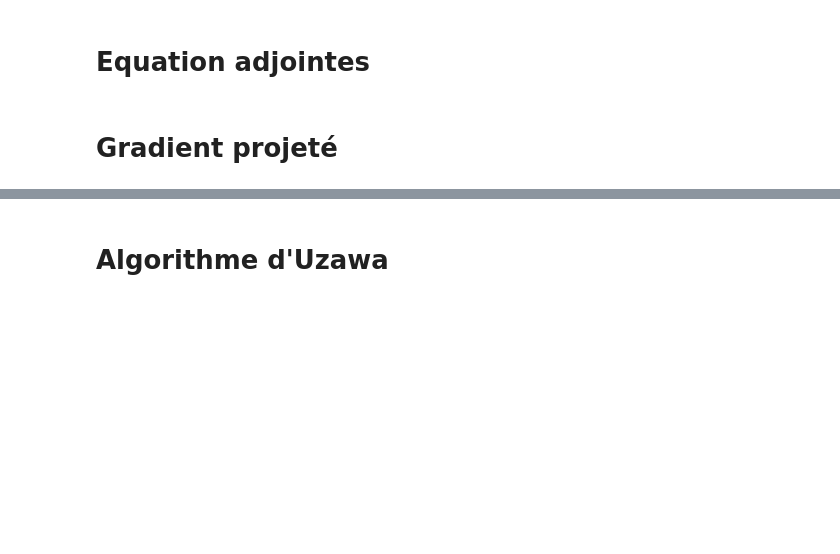
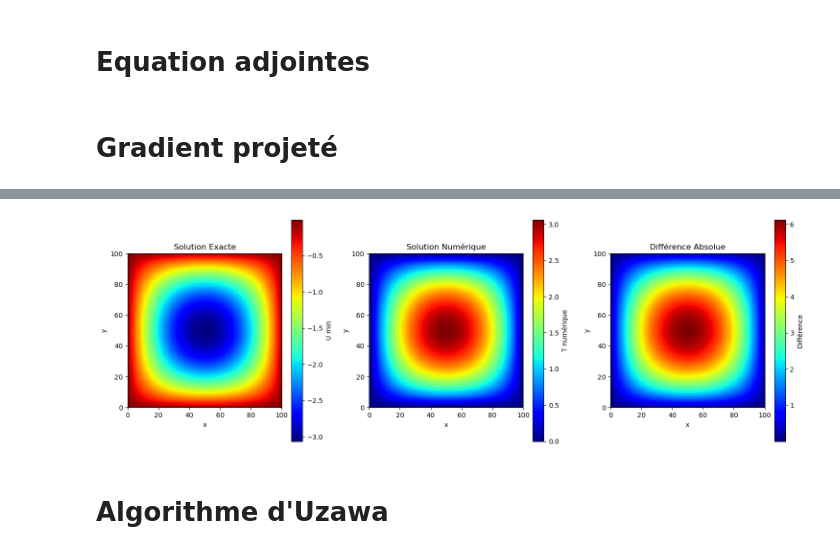
Before and after one commit to PaulCanel/Probleme_inverse, a Jupyter notebook: heat.ipynb, the cells around one changed output, grey strips where cells are left out. Drawn from its saved outputs; the diff is of its cells as text; code cells hidden in the pictures; blank space fills up the shorter version.

Commit message:
gradient projeté

```diff
--- a/heat.ipynb
+++ b/heat.ipynb
@@ -158,7 +158,7 @@ def heat(nx, ny, u0, f, L=1, H=1, max_iter=10000, epsilon=1e-7):
     u[1:-1, 1:-1] = u2D
 
 
-    return u
+    return u, A, b, u2D
 # %% [markdown]
 # Test de la fonction *heat*
 # %%
@@ -290,3 +290,83 @@ Résidu du gradient conjugué:  9.150305788490672e-08
 # Equation adjointes
 # %% [markdown]
 # Gradient projeté
+# %%
+
+import numpy  as np
+import time
+import random as rd
+import matplotlib.pyplot as plt
+from tqdm import tqdm
+from scipy.sparse import diags
+
+# Définition des paramètres
+
+Nx = 100
+Ny = 100
+H = 7
+L = 7
+
+# Définition du terme source
+
+def TS(x,y):
+
+    return 2 * (x**2 + y**2 - (L*x + H*y)) / (L*H)
+
+
+# Résolution du problème
+H = heat(Nx, Ny, 0, TS, H=H, L=L, epsilon=1e-7)
+
+T = H[3]
+A = H[1]
+F = H[2]
+Q = H[0]
+
+# Fonction gradient projeté
+
+def GradientProj(T, A, F):
+    r = A.dot(T.flatten())
+    c = r - F
+    e = A.dot(A.transpose())
+    g = np.linalg.inv(e).dot(c)
+    U = T.flatten() - A.transpose().dot(g)
+    U = U.reshape(T.shape)
+
+    return U
+
+# solution par le gradient projeté
+
+U = GradientProj(T, A, F)
+
+# Calcul de la différence
+diff = np.abs(U - T)
+
+# Ajustement de la taille de la figure pour une meilleure visibilité des barres de couleur
+plt.figure(figsize=(15, 5)) # Figure plus large
+
+# Affichage de la solution numérique
+plt.subplot(1, 3, 2)
+plt.imshow(Q, origin='lower', cmap='jet', extent=[0, len(T[0]), 0, len(T)])
+plt.colorbar(label='T numérique')
+plt.xlabel('x')
+plt.ylabel('y')
+plt.title(r'Solution Numérique')
+
+# Affichage de la solution du gradient projeté
+plt.subplot(1, 3, 1)
+plt.imshow(U, origin='lower', cmap='jet', extent=[0, len(U[0]), 0, len(U)])
+plt.colorbar(label='U min')
+plt.xlabel('x')
+plt.ylabel('y')
+plt.title(r'Solution Exacte')
+
+# Affichage de la différence
+plt.subplot(1, 3, 3)
+plt.imshow(diff, origin='lower', cmap='jet', extent=[0, len(diff[0]), 0, len(diff)])
+plt.colorbar(label='Différence')
+plt.xlabel('x')
+plt.ylabel('y')
+plt.title(r'Différence Absolue')
+
+plt.tight_layout()
+plt.show()
+# %% [output]
@@ -293,2 +375,3 @@ Résidu du gradient conjugué:  9.150305788490672e-08
+[figure, added]
 # %% [markdown]
 # Algorithme d'Uzawa
```
Also changed, not shown: parts of 3 cells of this notebook.
